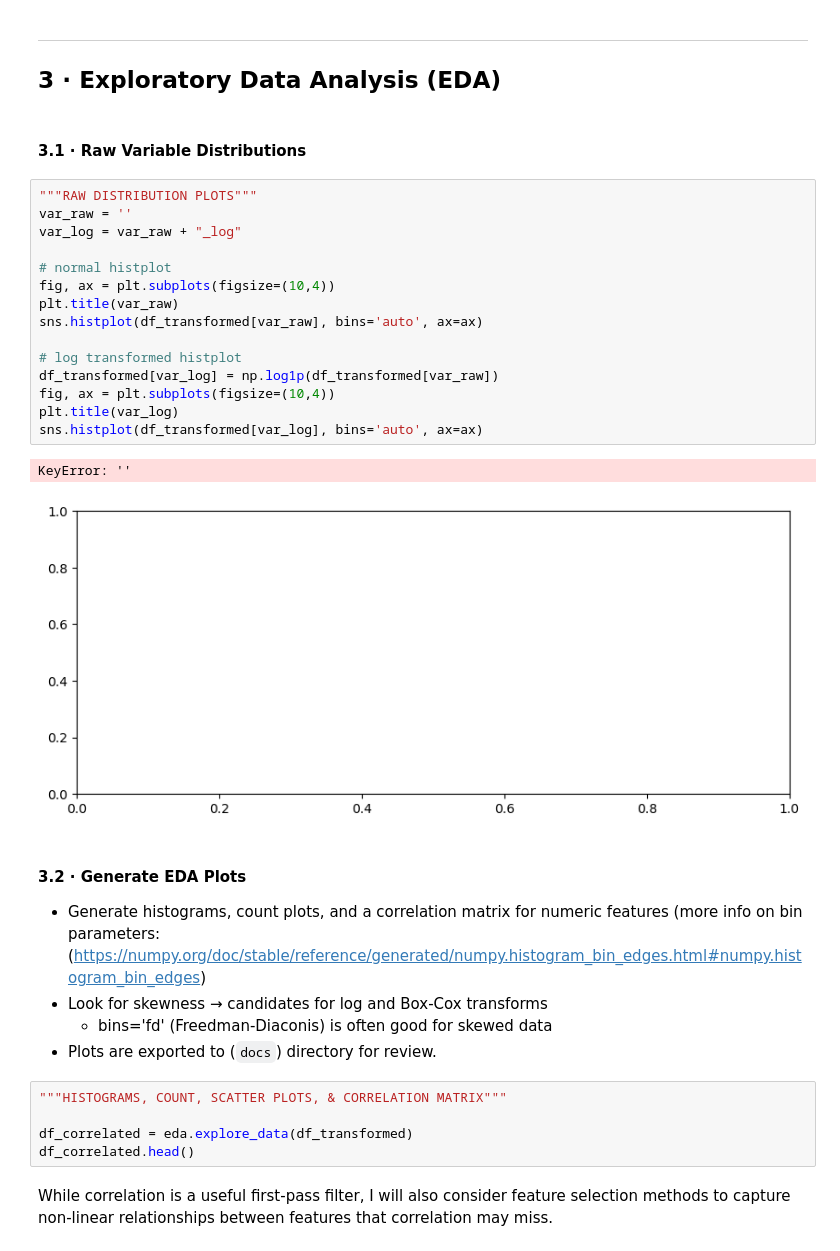
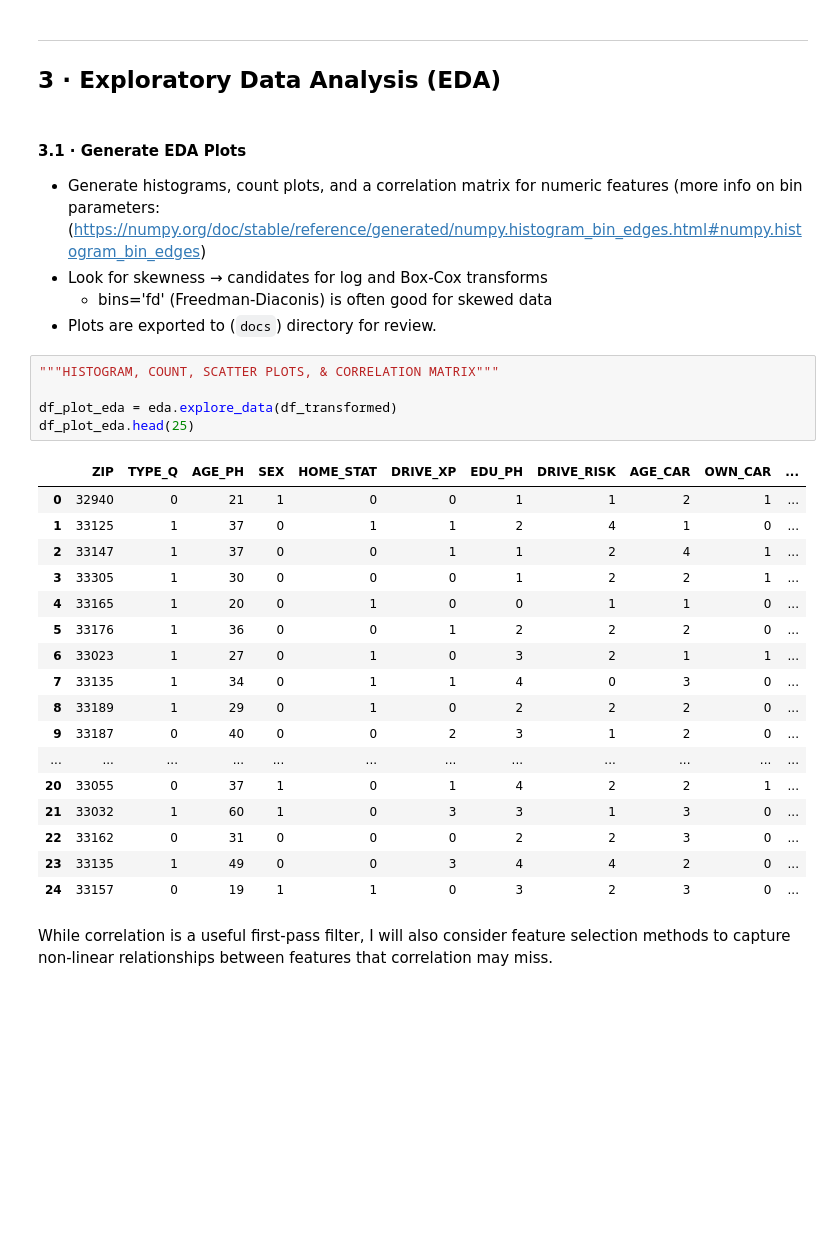
Before and after one commit to PESIII23/customer-segmentation, a Jupyter notebook: src/notebooks/quote_decision_predictor.ipynb, the cells around one changed output. Drawn from its saved outputs; the diff is of its cells as text; blank space fills up the shorter version.

```diff
--- a/src/notebooks/quote_decision_predictor.ipynb
+++ b/src/notebooks/quote_decision_predictor.ipynb
@@ -146,38 +154,36 @@ Index(['ID', 'ZIP', 'TYPE_Q', 'STAT_Q', 'AGE_PH', 'SEX', 'HOME_STAT',
 # %% [markdown]
 ---
 ## 3 · Exploratory Data Analysis (EDA)
-# %% [markdown]
-#### 3.1 · Raw Variable Distributions
-# %%
-"""RAW DISTRIBUTION PLOTS"""
-var_raw = ''
-var_log = var_raw + "_log"
-
-# normal histplot
-fig, ax = plt.subplots(figsize=(10,4))
-plt.title(var_raw)
-sns.histplot(df_transformed[var_raw], bins='auto', ax=ax)
-
-# log transformed histplot
-df_transformed[var_log] = np.log1p(df_transformed[var_raw])
-fig, ax = plt.subplots(figsize=(10,4))
-plt.title(var_log)
-sns.histplot(df_transformed[var_log], bins='auto', ax=ax)
-# %% [output]
-KeyError: ''
-[figure, removed]
 # %% [markdown]
-#### 3.2 · Generate EDA Plots
+#### 3.1 · Generate EDA Plots
 - Generate histograms, count plots, and a correlation matrix for numeric features (more info on bin parameters:
 (https://numpy.org/doc/stable/reference/generated/numpy.histogram_bin_edges.html#numpy.histogram_bin_edges)
 - Look for skewness → candidates for log and Box-Cox transforms
     - bins='fd' (Freedman-Diaconis) is often good for skewed data
 - Plots are exported to (`docs`) directory for review.
 # %%
-"""HISTOGRAMS, COUNT, SCATTER PLOTS, & CORRELATION MATRIX"""
+"""HISTOGRAM, COUNT, SCATTER PLOTS, & CORRELATION MATRIX"""
 
-df_correlated = eda.explore_data(df_transformed)
-df_correlated.head()
+df_plot_eda = eda.explore_data(df_transformed)
+df_plot_eda.head(25)
+# %% [output]
+|  | ZIP | TYPE_Q | AGE_PH | SEX | HOME_STAT | DRIVE_XP | EDU_PH | DRIVE_RISK | AGE_CAR | OWN_CAR | ... |
+| 0 | 32940 | 0 | 21 | 1 | 0 | 0 | 1 | 1 | 2 | 1 | ... |
+| 1 | 33125 | 1 | 37 | 0 | 1 | 1 | 2 | 4 | 1 | 0 | ... |
+| 2 | 33147 | 1 | 37 | 0 | 0 | 1 | 1 | 2 | 4 | 1 | ... |
+| 3 | 33305 | 1 | 30 | 0 | 0 | 0 | 1 | 2 | 2 | 1 | ... |
+| 4 | 33165 | 1 | 20 | 0 | 1 | 0 | 0 | 1 | 1 | 0 | ... |
+| 5 | 33176 | 1 | 36 | 0 | 0 | 1 | 2 | 2 | 2 | 0 | ... |
+| 6 | 33023 | 1 | 27 | 0 | 1 | 0 | 3 | 2 | 1 | 1 | ... |
+| 7 | 33135 | 1 | 34 | 0 | 1 | 1 | 4 | 0 | 3 | 0 | ... |
+| 8 | 33189 | 1 | 29 | 0 | 1 | 0 | 2 | 2 | 2 | 0 | ... |
+| 9 | 33187 | 0 | 40 | 0 | 0 | 2 | 3 | 1 | 2 | 0 | ... |
+| ... | ... | ... | ... | ... | ... | ... | ... | ... | ... | ... | ... |
+| 20 | 33055 | 0 | 37 | 1 | 0 | 1 | 4 | 2 | 2 | 1 | ... |
+| 21 | 33032 | 1 | 60 | 1 | 0 | 3 | 3 | 1 | 3 | 0 | ... |
+| 22 | 33162 | 0 | 31 | 0 | 0 | 0 | 2 | 2 | 3 | 0 | ... |
+| 23 | 33135 | 1 | 49 | 0 | 0 | 3 | 4 | 4 | 2 | 0 | ... |
+| 24 | 33157 | 0 | 19 | 1 | 1 | 0 | 3 | 2 | 3 | 0 | ... |
 # %% [markdown]
 While correlation is a useful first-pass filter, I will also consider feature selection methods to capture non-linear relationships between features that correlation may miss.
 # %% [markdown]
```
Also changed, not shown: parts of 3 cells of this notebook, 14 other files.
